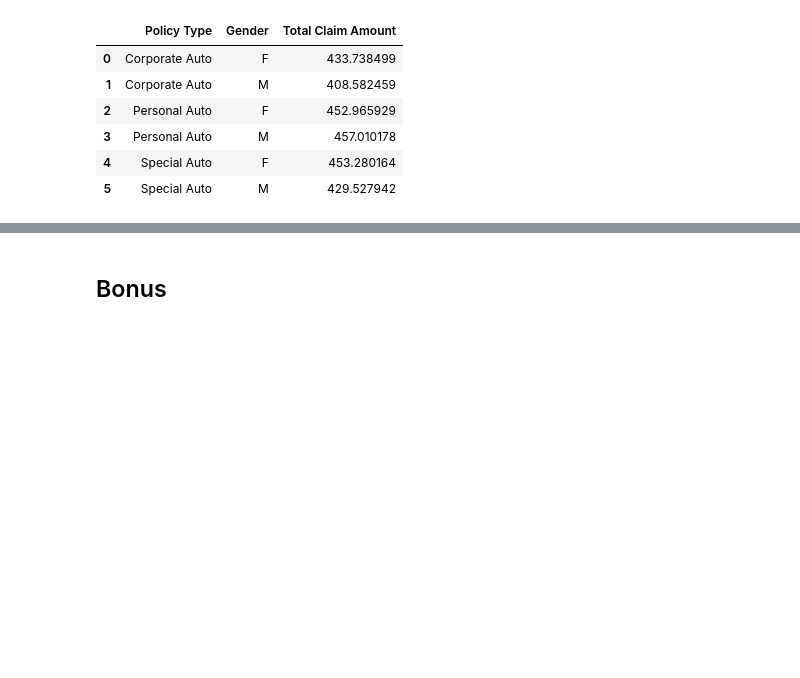
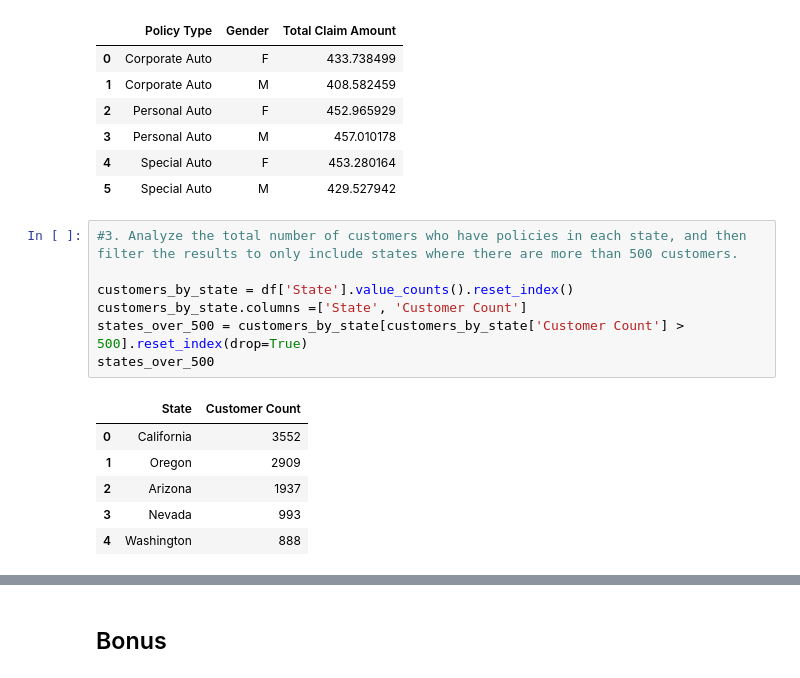
Before and after one commit to data-bootcamp-v4/lab-dw-data-aggregation-and-filtering, a Jupyter notebook: lab-dw-aggregating.ipynb, the cells around one changed output, grey strips where cells are left out. Cells and saved outputs as stored; diff of their text form; blank space fills up the shorter version.

```diff
--- a/lab-dw-aggregating.ipynb
+++ b/lab-dw-aggregating.ipynb
@@ -68,3 +68,17 @@ avg_claim_by_policy_gender
 | 3 | Personal Auto | M | 457.010178 |
 | 4 | Special Auto | F | 453.280164 |
 | 5 | Special Auto | M | 429.527942 |
+# %%
+#3. Analyze the total number of customers who have policies in each state, and then filter the results to only include states where there are more than 500 customers.
+
+customers_by_state = df['State'].value_counts().reset_index()
+customers_by_state.columns =['State', 'Customer Count']
+states_over_500 = customers_by_state[customers_by_state['Customer Count'] > 500].reset_index(drop=True)
+states_over_500
+# %% [output]
+|  | State | Customer Count |
+| 0 | California | 3552 |
+| 1 | Oregon | 2909 |
+| 2 | Arizona | 1937 |
+| 3 | Nevada | 993 |
+| 4 | Washington | 888 |
```
Also changed, not shown: parts of 1 cell of this notebook.
